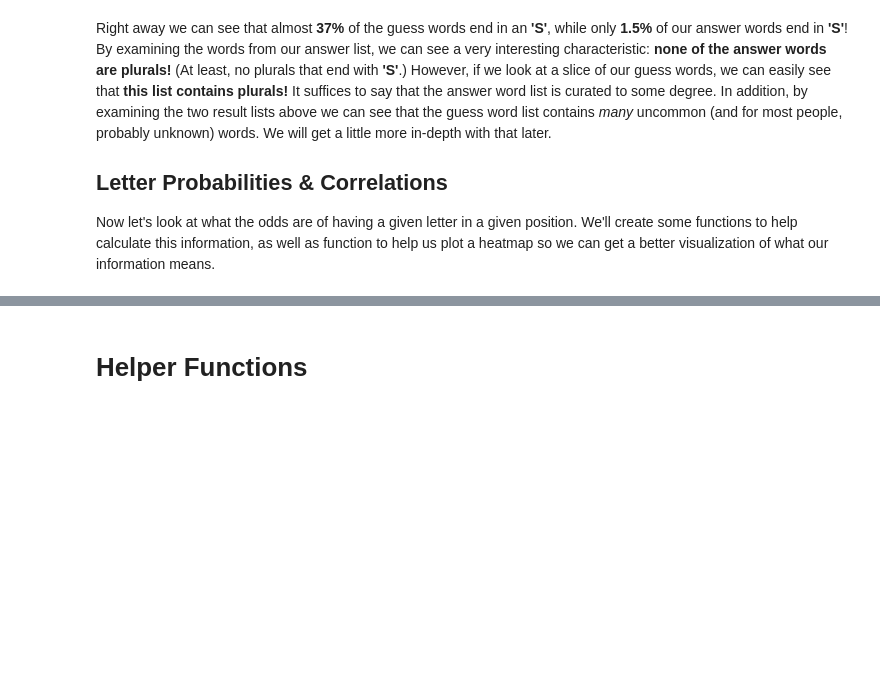
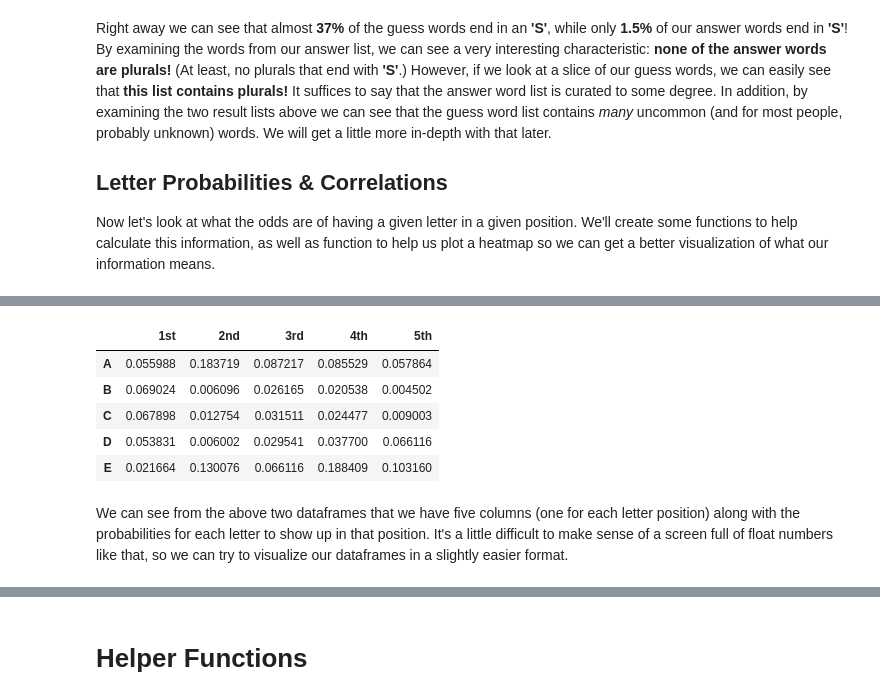
Before and after one commit to noah-kg/wordle-data-analysis, a Jupyter notebook: Wordle Analysis.ipynb, the cells around one changed output, grey strips where cells are left out. Cells and saved outputs as stored; diff of their text form; code cells hidden in the pictures; blank space fills up the shorter version.

```diff
--- a/Wordle Analysis.ipynb
+++ b/Wordle Analysis.ipynb
@@ -458,0 +461,11 @@ plot_heatmap(a_letters, g_letters, 0)
+# %%
+g_letters.head()
+# %% [output]
+|  | 1st | 2nd | 3rd | 4th | 5th |
+| A | 0.055988 | 0.183719 | 0.087217 | 0.085529 | 0.057864 |
+| B | 0.069024 | 0.006096 | 0.026165 | 0.020538 | 0.004502 |
+| C | 0.067898 | 0.012754 | 0.031511 | 0.024477 | 0.009003 |
+| D | 0.053831 | 0.006002 | 0.029541 | 0.037700 | 0.066116 |
+| E | 0.021664 | 0.130076 | 0.066116 | 0.188409 | 0.103160 |
+# %% [markdown]
+We can see from the above two dataframes that we have five columns (one for each letter position) along with the probabilities for each letter to show up in that position. It's a little difficult to make sense of a screen full of float numbers like that, so we can try to visualize our dataframes in a slightly easier format.
```
Also changed, not shown: parts of 13 cells of this notebook, 2 other files.
